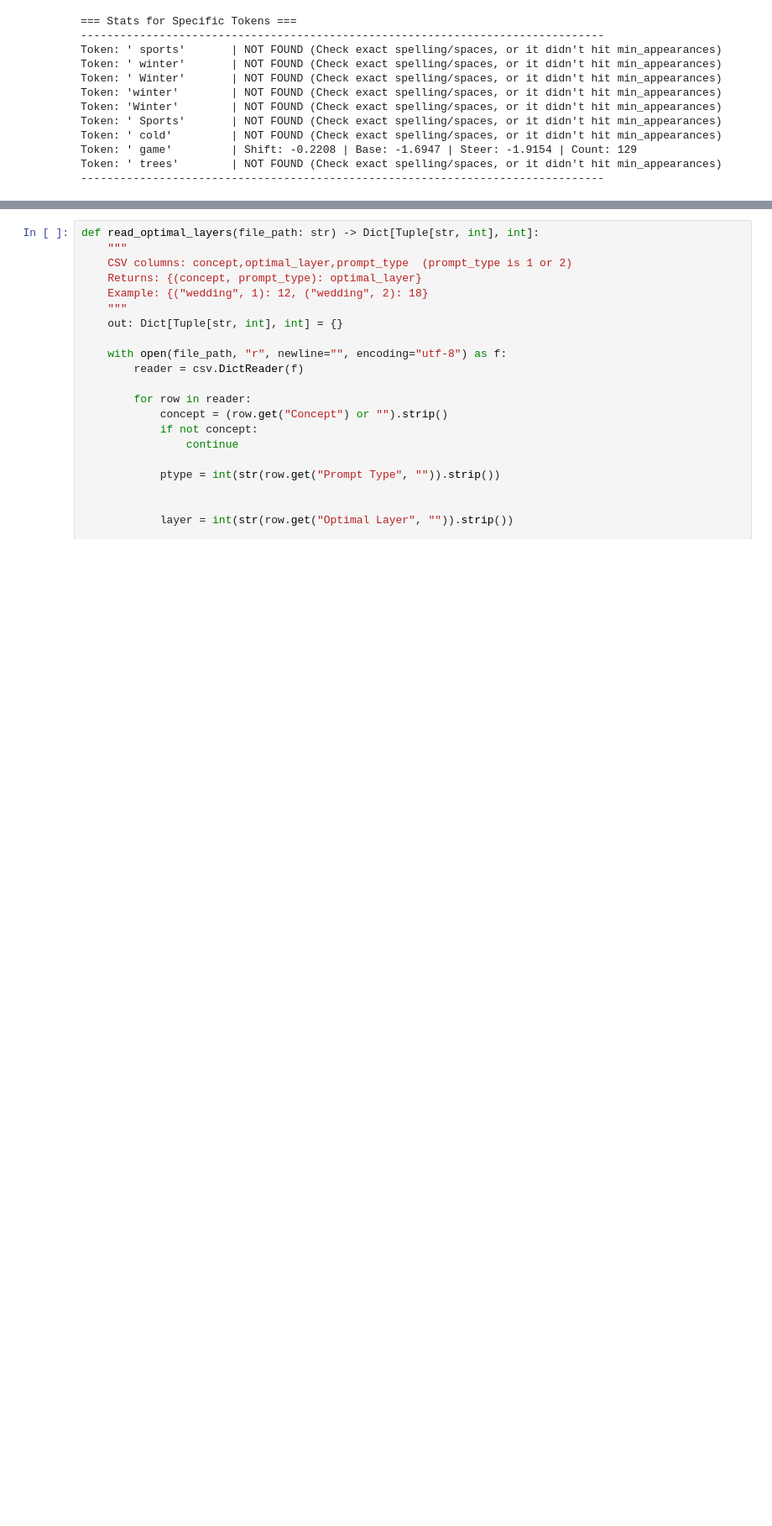
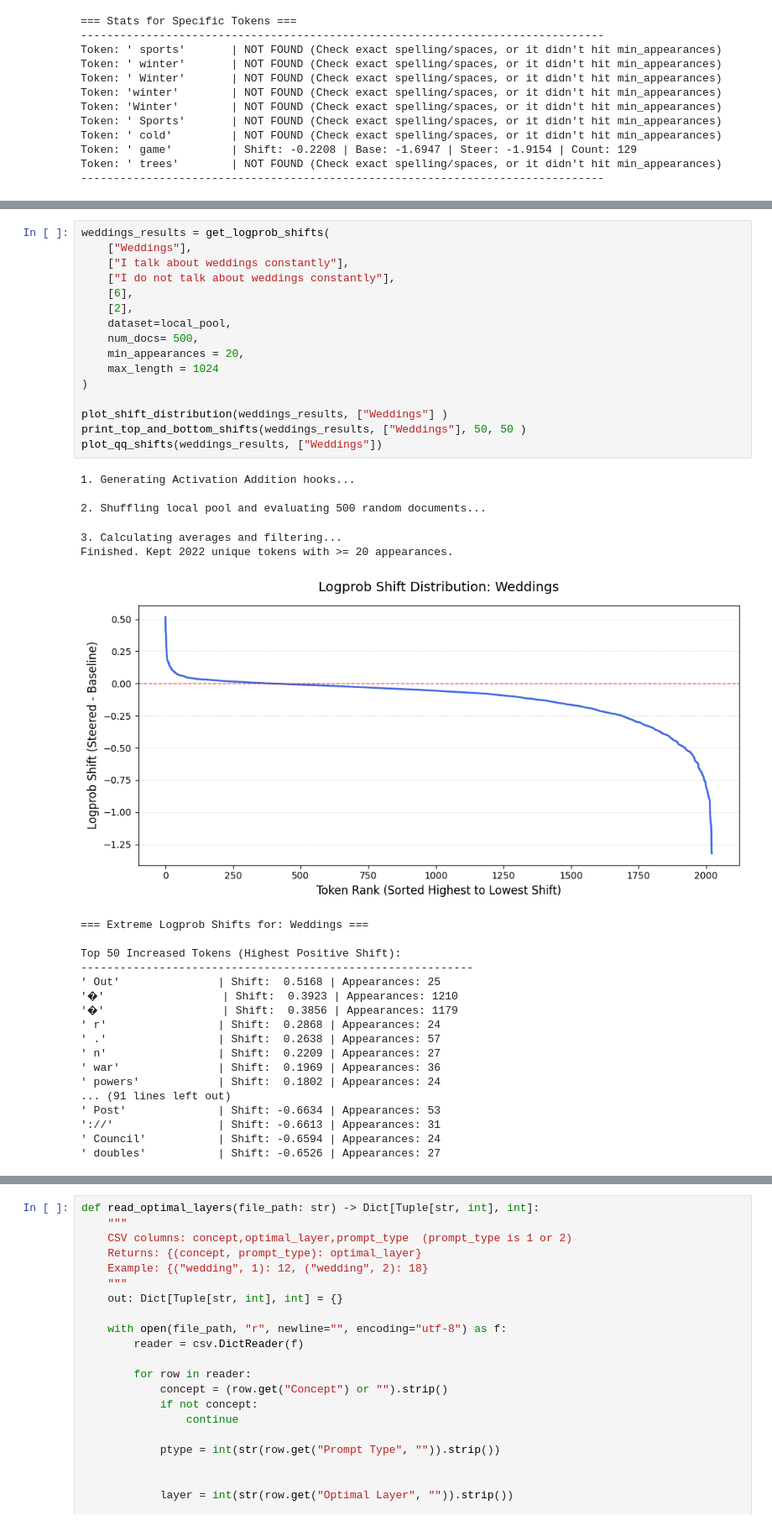
Before and after one commit to thheBaron/actadd-efficacy-and-composition, a Jupyter notebook: part_3.ipynb, the cells around one changed output, grey strips where cells are left out. Shown at 84% size. Drawn from its saved outputs; the diff is of its cells as text; blank space fills up the shorter version.

```diff
--- a/part_3.ipynb
+++ b/part_3.ipynb
@@ -378,0 +414,40 @@ Token: ' trees'        | NOT FOUND (Check exact spelling/spaces, or it didn't hi
+# %%
+weddings_results = get_logprob_shifts(
+    ["Weddings"],
+    ["I talk about weddings constantly"],
+    ["I do not talk about weddings constantly"],
+    [6],
+    [2],
+    dataset=local_pool,
+    num_docs= 500,
+    min_appearances = 20,
+    max_length = 1024
+)
+
+plot_shift_distribution(weddings_results, ["Weddings"] )
+print_top_and_bottom_shifts(weddings_results, ["Weddings"], 50, 50 )
+plot_qq_shifts(weddings_results, ["Weddings"])
+# %% [output]
+1. Generating Activation Addition hooks...
+
+2. Shuffling local pool and evaluating 500 random documents...
+3. Calculating averages and filtering...
+Finished. Kept 2022 unique tokens with >= 20 appearances.
+[figure, added]
+=== Extreme Logprob Shifts for: Weddings ===
+
+Top 50 Increased Tokens (Highest Positive Shift):
+------------------------------------------------------------
+' Out'               | Shift:  0.5168 | Appearances: 25
+'�'                  | Shift:  0.3923 | Appearances: 1210
+'�'                  | Shift:  0.3856 | Appearances: 1179
+' r'                 | Shift:  0.2868 | Appearances: 24
+' .'                 | Shift:  0.2638 | Appearances: 57
+' n'                 | Shift:  0.2209 | Appearances: 27
+' war'               | Shift:  0.1969 | Appearances: 36
+' powers'            | Shift:  0.1802 | Appearances: 24
+... (91 lines left out)
+' Post'              | Shift: -0.6634 | Appearances: 53
+'://'                | Shift: -0.6613 | Appearances: 31
+' Council'           | Shift: -0.6594 | Appearances: 24
+' doubles'           | Shift: -0.6526 | Appearances: 27
```
Also changed, not shown: parts of 2 cells of this notebook, 1 other file.
